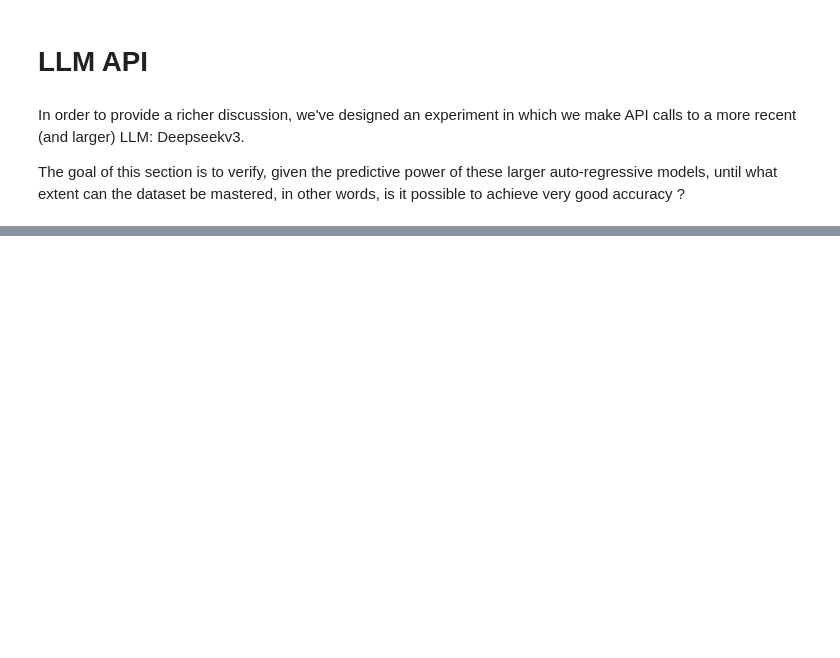
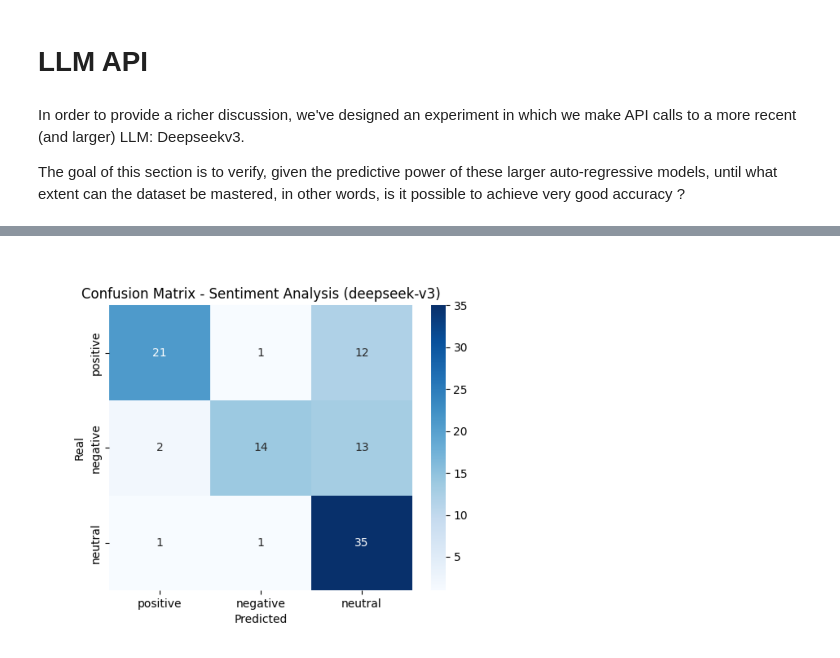
Before and after one commit to DiegoFleury/MI201-groupe-4, a Jupyter notebook: notebooks/classification.ipynb, the cells around one changed output, grey strips where cells are left out. Saved outputs shown, nothing was run; the diff lists cells and outputs as text; code cells hidden in the pictures; blank space fills up the shorter version.

```diff
--- a/notebooks/classification.ipynb
+++ b/notebooks/classification.ipynb
@@ -847,0 +882,2 @@ The goal of this section is to verify, given the predictive power of these large
+# %%
+API_path = "MI201-groupe-4/API/"
@@ -847,0 +924,9 @@ The goal of this section is to verify, given the predictive power of these large
+# %%
+image_path = os.path.join(API_path, "deepseekv3ConfMatrix.png")
+image = Image.open(image_path)
+
+plt.imshow(image)
+plt.axis("off")
+plt.show()
+# %% [output]
+[figure, added]
```
Also changed, not shown: parts of 18 cells of this notebook.
